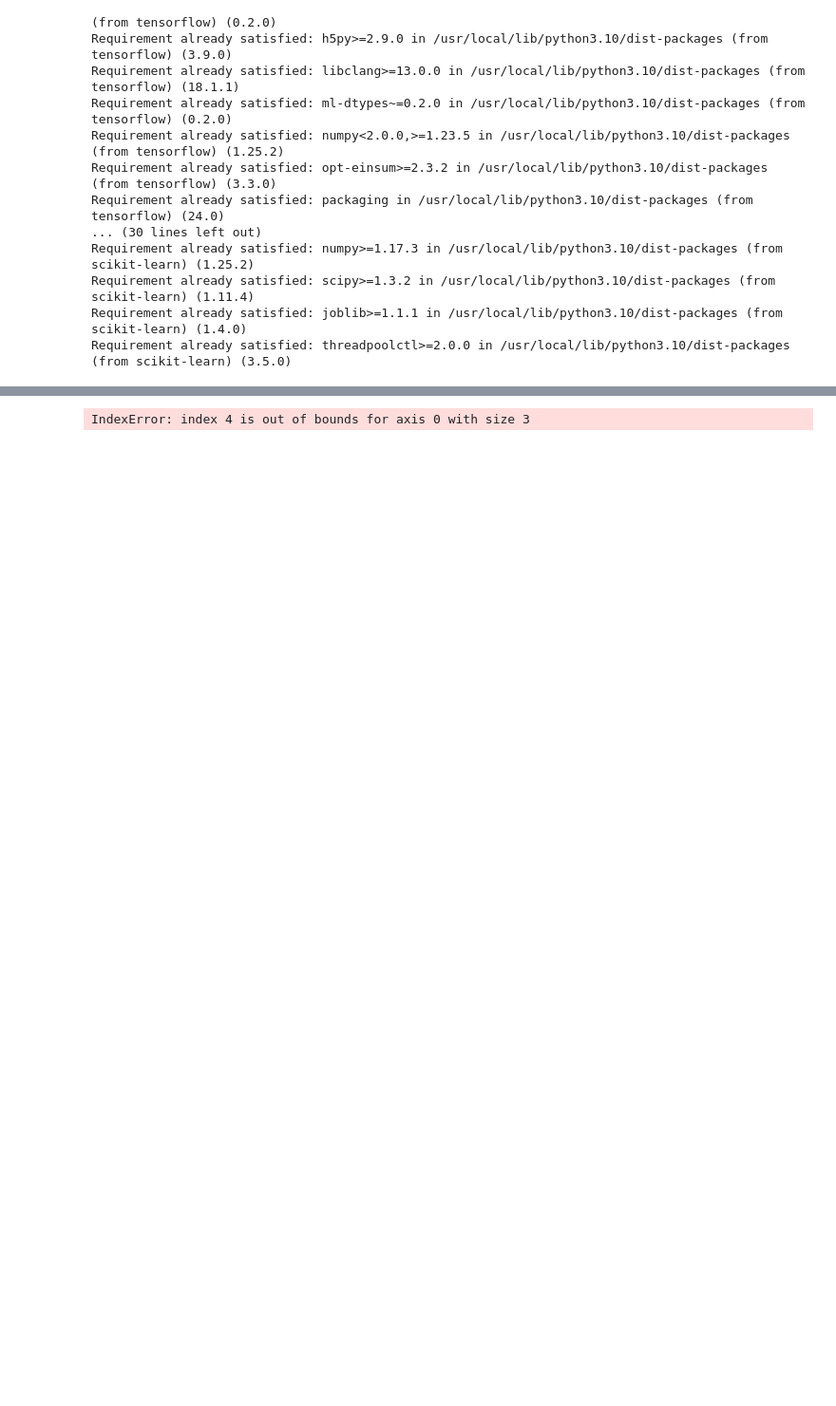
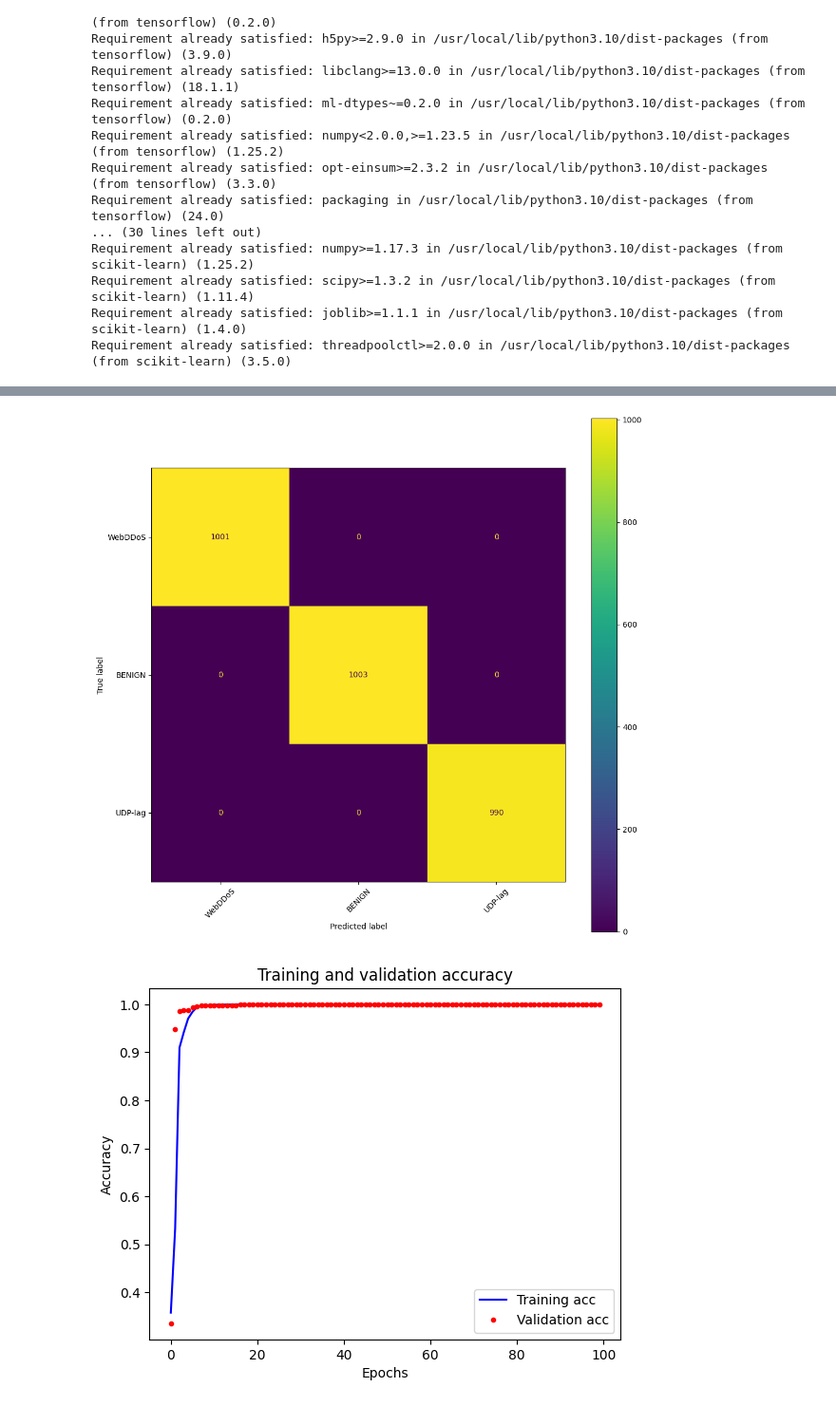
Before and after one commit to kovasant/ids, a Jupyter notebook: kov_ids.ipynb, the cells around one changed output, grey strips where cells are left out. Shown at 95% size. Saved outputs shown, nothing was run; the diff lists cells and outputs as text; code cells hidden in the pictures; blank space fills up the shorter version.

```diff
--- a/kov_ids.ipynb
+++ b/kov_ids.ipynb
@@ -63,7 +63,12 @@ def loadDataset():
     data=data[data[:,-1]!='DrDoS_LDAP']
     np.random.shuffle(data)
 
-    label = data[:, -1].astype('str')
+    label = data[:,-1].astype('str')
+
+    # Εκτύπωση των μοναδικών κλάσεων
+    unique_classes = np.unique(label)
+    print("Unique classes in the data: ", unique_classes)
+
 
     label[label == 'WebDDoS']       = 0
     label[label == 'BENIGN']        = 1
@@ -195,31 +200,39 @@ pred_y = pred.argmax(axis=-1)
 cm = confusion_matrix(test_labelp.astype('int32'), pred_y)
 print(cm)
 
-print('Accuracy ratios for each class')
-print('WebDDoS      =', cm[0, 0]/np.sum(cm[0, :]))
-print('BENIGN       =', cm[1, 1]/np.sum(cm[1, :]))
-print('UDP-lag      =', cm[2, 2]/np.sum(cm[2, :]))
-#print('DrDoS_NTP    =', cm[3, 3]/np.sum(cm[3, :]))
-print('Syn          =', cm[4, 4]/np.sum(cm[4, :]))
-print('DrDoS_SSDP   =', cm[5, 5]/np.sum(cm[5, :]))
-print('DrDoS_UDP    =', cm[6, 6]/np.sum(cm[6, :]))
-print('DrDoS_NetBIOS=', cm[7, 7]/np.sum(cm[7, :]))
-print('DrDoS_MSSQL  =', cm[8, 8]/np.sum(cm[8, :]))
-print('DrDoS_SNMP   =', cm[9, 9]/np.sum(cm[9, :]))
-print('TFTP         =', cm[10,10]/np.sum(cm[10, :]))
-print('DrDoS_DNS    =', cm[11,11]/np.sum(cm[11, :]))
+# # Εκτύπωση της ακρίβειας για κάθε κλάση που υπάρχει στα δεδομένα ελέγχου
+# classes = ["WebDDoS", "BENIGN", "UDP-lag", "DrDoS_NTP", "Syn", "DrDoS_SSDP", "DrDoS_UDP", "DrDoS_NetBIOS", "DrDoS_MSSQL", "DrDoS_SNMP", "TFTP", "DrDoS_DNS"]
+# for i in range(cm.shape[0]):
+#     print(f'{classes[i]} =', cm[i, i]/np.sum(cm[i, :]))
+
+# Εκτύπωση της ακρίβειας για κάθε κλάση που υπάρχει στα δεδομένα ελέγχου
+classes = ["WebDDoS", "BENIGN", "UDP-lag", "DrDoS_NTP", "Syn", "DrDoS_SSDP", "DrDoS_UDP", "DrDoS_NetBIOS", "DrDoS_MSSQL", "DrDoS_SNMP", "TFTP", "DrDoS_DNS"]
+for i in range(min(len(classes), cm.shape[0])):
+    print(f'{classes[i]} =', cm[i, i]/np.sum(cm[i, :]))
+
+
+# print('Accuracy ratios for each class')
+# print('WebDDoS      =', cm[0, 0]/np.sum(cm[0, :]))
+# print('BENIGN       =', cm[1, 1]/np.sum(cm[1, :]))
+# print('UDP-lag      =', cm[2, 2]/np.sum(cm[2, :]))
+# print('DrDoS_NTP    =', cm[3, 3]/np.sum(cm[3, :]))
+# print('Syn          =', cm[4, 4]/np.sum(cm[4, :]))
+# print('DrDoS_SSDP   =', cm[5, 5]/np.sum(cm[5, :]))
+# print('DrDoS_UDP    =', cm[6, 6]/np.sum(cm[6, :]))
+# print('DrDoS_NetBIOS=', cm[7, 7]/np.sum(cm[7, :]))
+# print('DrDoS_MSSQL  =', cm[8, 8]/np.sum(cm[8, :]))
+# print('DrDoS_SNMP   =', cm[9, 9]/np.sum(cm[9, :]))
+# print('TFTP         =', cm[10,10]/np.sum(cm[10, :]))
+# print('DrDoS_DNS    =', cm[11,11]/np.sum(cm[11, :]))
 
 
 # -- Confusion matrix plot
 from sklearn.metrics import confusion_matrix, ConfusionMatrixDisplay
-label=np.array(["WebDDoS","BENIGN","UDP-lag","DrDoS_NTP","Syn ",
-                "DrDoS_SSDP","DrDoS_UDP","DrDoS_NetBIOS","DrDoS_MSSQL",
-                "DrDoS_SNMP","TFTP","DrDoS_DNS"])
+label=np.array(classes[:cm.shape[0]])
 
 cmo = ConfusionMatrixDisplay(cm,display_labels=label)
 fig, ax = plt.subplots(figsize=(12,12))
 cmo.plot(ax=ax, xticks_rotation=45)
-
 
 # Plot training and validation accurry and loss graphs
 acc = history.history['acc']
@@ -285 +298,2 @@ UDP-lag      = 1.0
-IndexError: index 4 is out of bounds for axis 0 with size 3
+[figure, added]
+[figure, added]
```
Also changed, not shown: parts of 1 cell of this notebook.
